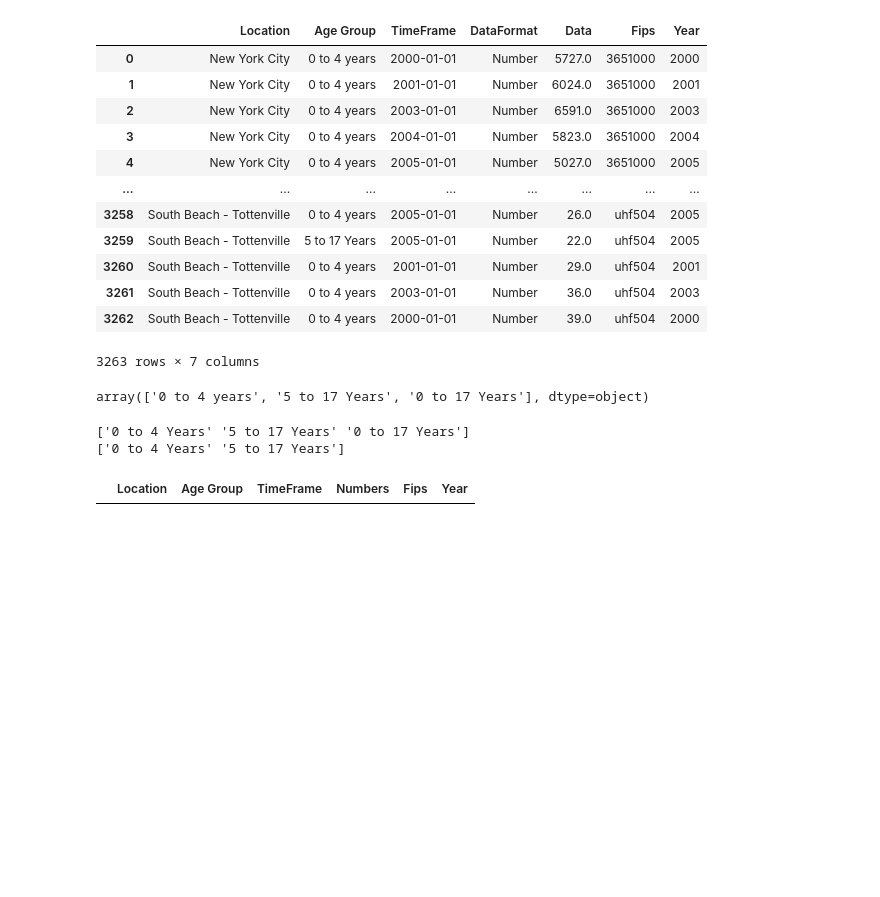
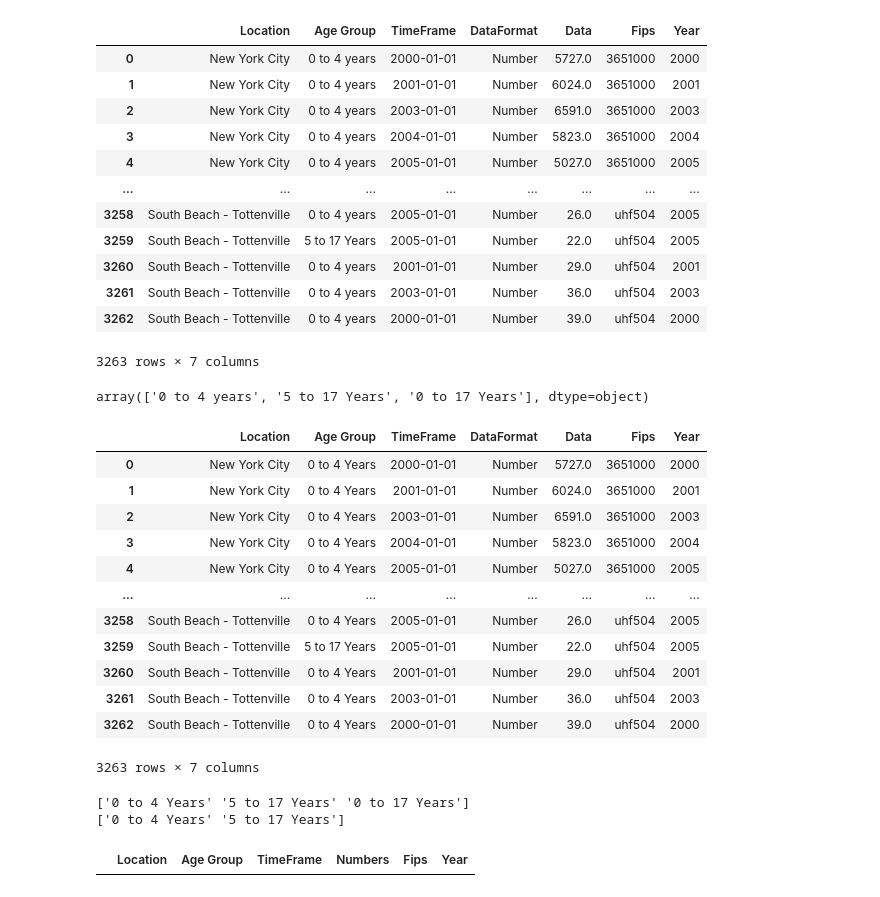
Before and after one commit to RasmusJuul/Social-Data, a Jupyter notebook: Olivers misc/data_import.ipynb, the cells around one changed output. Cells and saved outputs as stored; diff of their text form; code cells hidden in the pictures; blank space fills up the shorter version.

```diff
--- a/Olivers misc/data_import.ipynb
+++ b/Olivers misc/data_import.ipynb
@@ -54,6 +54,22 @@ array(['0 to 4 years', '5 to 17 Years', '0 to 17 Years'], dtype=object)
 # %%
 # we fix that
 df["Age Group"] = df["Age Group"].str.replace("y","Y")
+# %%
+df
+# %% [output]
+|  | Location | Age Group | TimeFrame | DataFormat | Data | Fips | Year |
+| 0 | New York City | 0 to 4 Years | 2000-01-01 | Number | 5727.0 | 3651000 | 2000 |
+| 1 | New York City | 0 to 4 Years | 2001-01-01 | Number | 6024.0 | 3651000 | 2001 |
+| 2 | New York City | 0 to 4 Years | 2003-01-01 | Number | 6591.0 | 3651000 | 2003 |
+| 3 | New York City | 0 to 4 Years | 2004-01-01 | Number | 5823.0 | 3651000 | 2004 |
+| 4 | New York City | 0 to 4 Years | 2005-01-01 | Number | 5027.0 | 3651000 | 2005 |
+| ... | ... | ... | ... | ... | ... | ... | ... |
+| 3258 | South Beach - Tottenville | 0 to 4 Years | 2005-01-01 | Number | 26.0 | uhf504 | 2005 |
+| 3259 | South Beach - Tottenville | 5 to 17 Years | 2005-01-01 | Number | 22.0 | uhf504 | 2005 |
+| 3260 | South Beach - Tottenville | 0 to 4 Years | 2001-01-01 | Number | 29.0 | uhf504 | 2001 |
+| 3261 | South Beach - Tottenville | 0 to 4 Years | 2003-01-01 | Number | 36.0 | uhf504 | 2003 |
+| 3262 | South Beach - Tottenville | 0 to 4 Years | 2000-01-01 | Number | 39.0 | uhf504 | 2000 |
+3263 rows × 7 columns
 # %%
 # divide according to datatype and drop dataformat
 df_num = df[df.DataFormat == "Number"]
```
Also changed, not shown: parts of 4 cells of this notebook, 3 other files.
